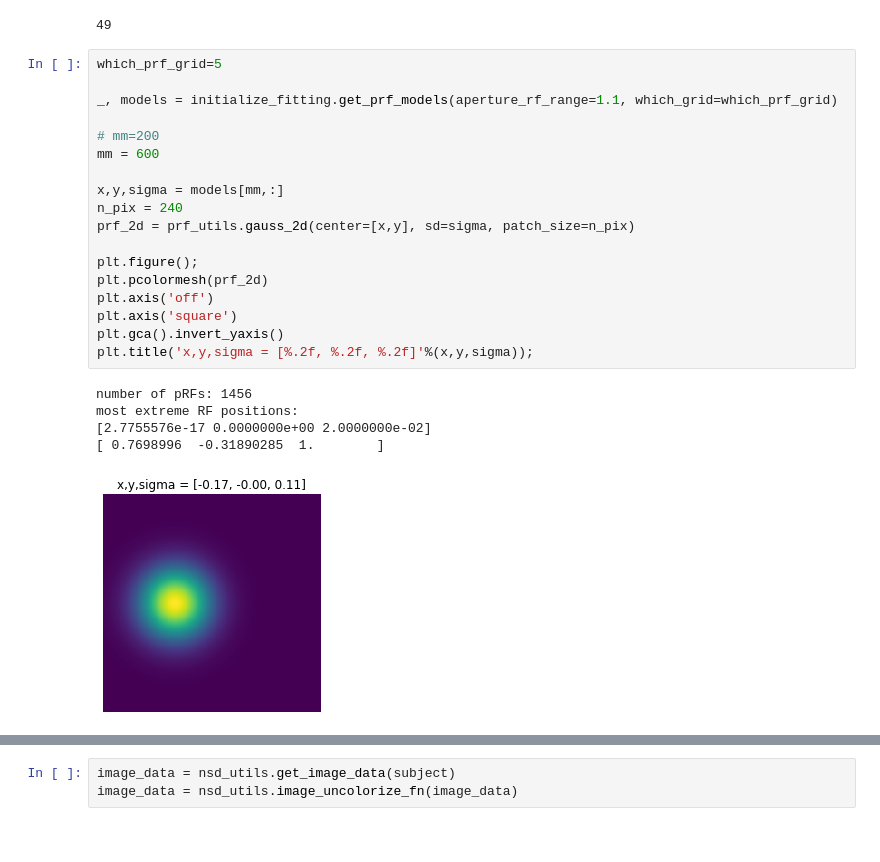
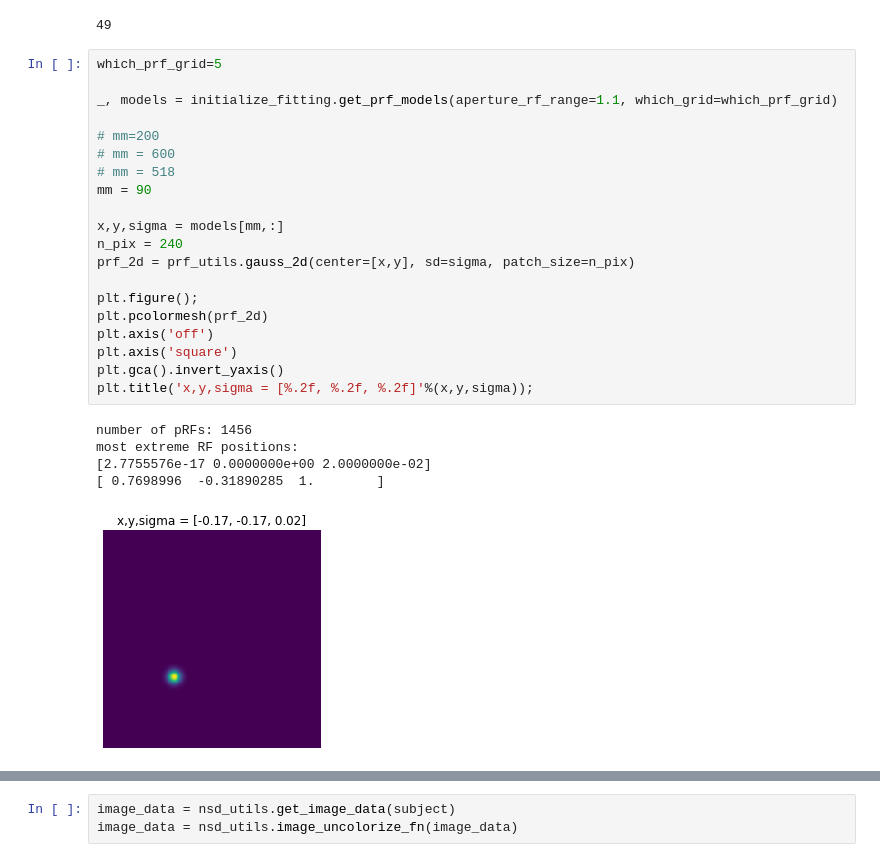
Before and after one commit to mmhenderson/modfit, a Jupyter notebook: notebooks/im_proc/analyze_st_topimages.ipynb, the cells around one changed output, grey strips where cells are left out. Cells and saved outputs as stored; diff of their text form.

```diff
--- a/notebooks/im_proc/analyze_st_topimages.ipynb
+++ b/notebooks/im_proc/analyze_st_topimages.ipynb
@@ -42,27 +42,29 @@ np.argmax(curv_values[0:106])
 # %%
 which_prf_grid=5
 
 _, models = initialize_fitting.get_prf_models(aperture_rf_range=1.1, which_grid=which_prf_grid)
 
 # mm=200
-mm = 600
+# mm = 600
+# mm = 518
+mm = 90
 
 x,y,sigma = models[mm,:]
 n_pix = 240
 prf_2d = prf_utils.gauss_2d(center=[x,y], sd=sigma, patch_size=n_pix)
 
 plt.figure();
 plt.pcolormesh(prf_2d)
 plt.axis('off')
 plt.axis('square')
 plt.gca().invert_yaxis()
 plt.title('x,y,sigma = [%.2f, %.2f, %.2f]'%(x,y,sigma));
 # %% [output]
 number of pRFs: 1456
 most extreme RF positions:
 [2.7755576e-17 0.0000000e+00 2.0000000e-02]
 [ 0.7698996  -0.31890285  1.        ]
-[figure, old version]
+[figure, new version]
 # %%
 subject=1
 st_features_file = os.path.join(default_paths.sketch_token_feat_path, \
```
Also changed, not shown: parts of 22 cells of this notebook, 1 other file.
